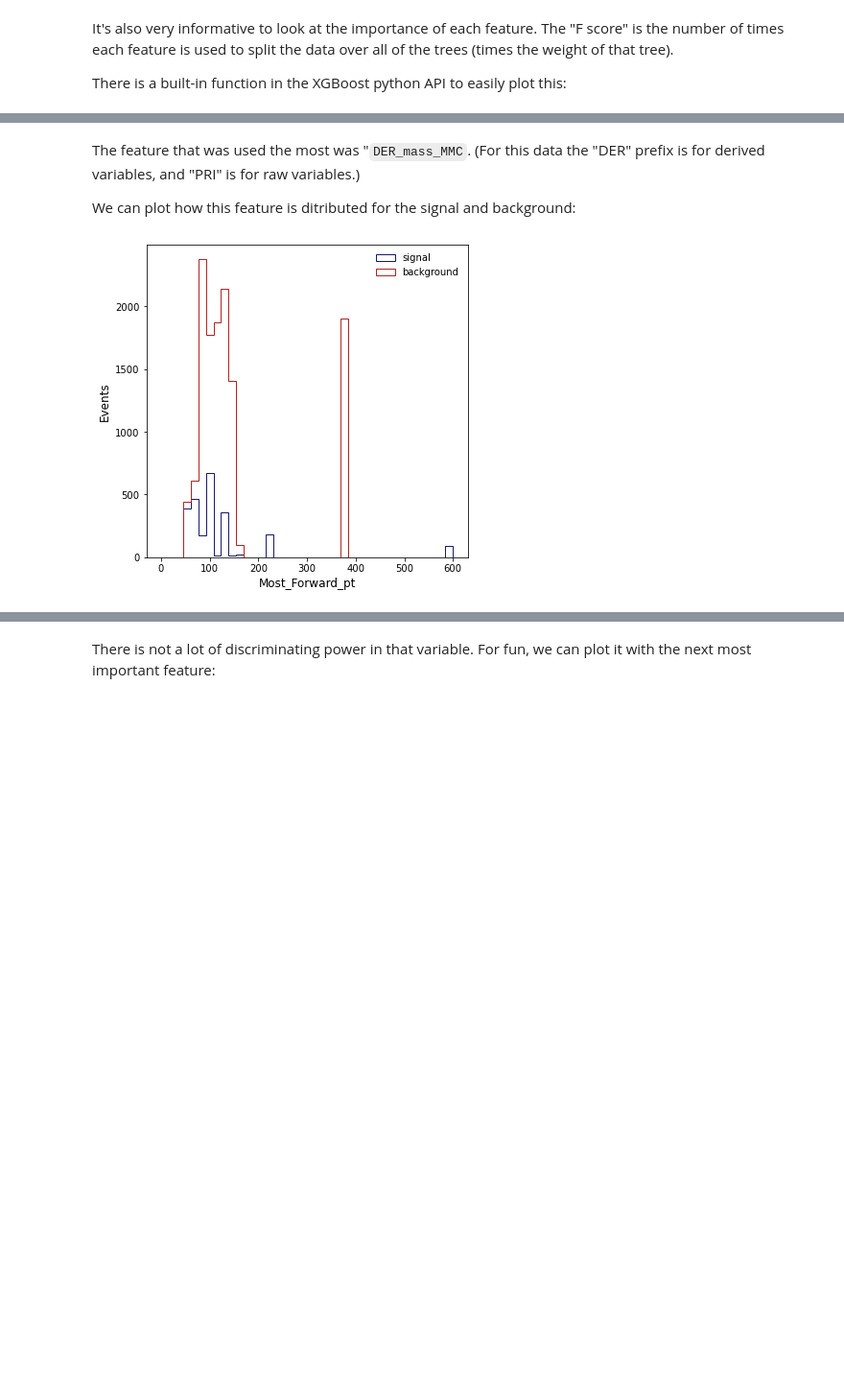
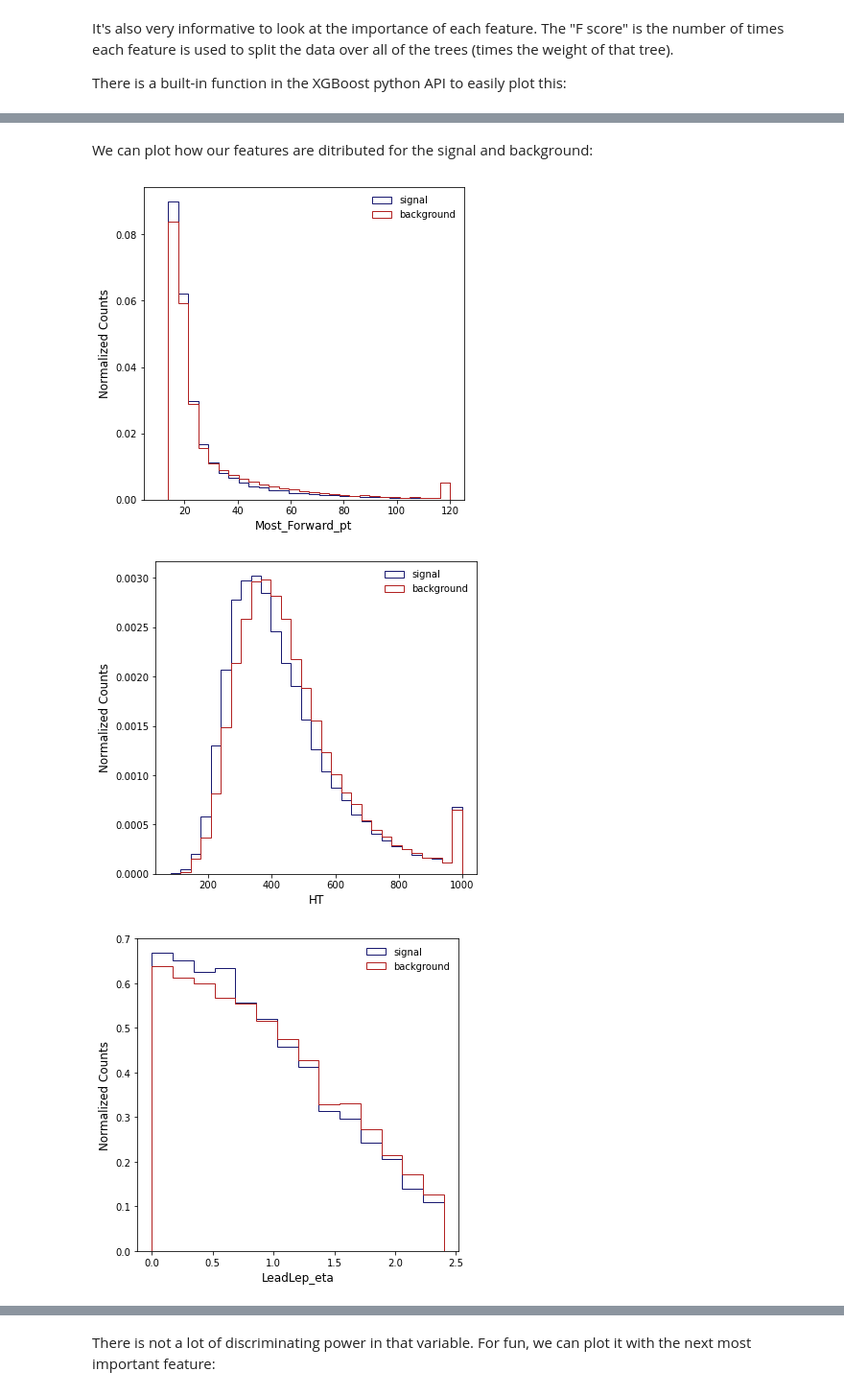
Before and after one commit to cjmcmahon1/bdt-tutorial, a Jupyter notebook: bdt_tutorial.ipynb, the cells around one changed output, grey strips where cells are left out. Shown at 96% size. Drawn from its saved outputs; the diff is of its cells as text; code cells hidden in the pictures; blank space fills up the shorter version.

````diff
--- a/bdt_tutorial.ipynb
+++ b/bdt_tutorial.ipynb
@@ -332,16 +406,0 @@ xgb.plot_importance(booster,grid=False);
-# %% [markdown]
-The feature that was used the most was "```DER_mass_MMC```. (For this data the "DER" prefix is for derived variables, and "PRI" is for raw variables.)
-
-We can plot how this feature is ditributed for the signal and background:
-# %%
-plt.figure("forward_pt", figsize=(6,6));
-plt.hist(data_train.Most_Forward_pt[data_train.Label == 's'],bins=np.linspace(0,600,40),
-         histtype='step',color='midnightblue',label='signal');
-plt.hist(data_train.Most_Forward_pt[data_train.Label == 'b'],bins=np.linspace(0,600,40),
-         histtype='step',color='firebrick',label='background');
-
-plt.xlabel('Most_Forward_pt',fontsize=12);
-plt.ylabel('Events',fontsize=12);
-plt.legend(frameon=False);
-# %% [output]
-[figure, removed]
@@ -347,0 +468,9 @@ plt.legend(frameon=False);
+# %% [markdown]
+We can plot how our features are ditributed for the signal and background:
+# %%
+for label in labels:
+    gen_hist(label, savefig=True)
+# %% [output]
+[figure, added]
+[figure, added]
+[figure, added]
````
Also changed, not shown: parts of 22 cells of this notebook.
